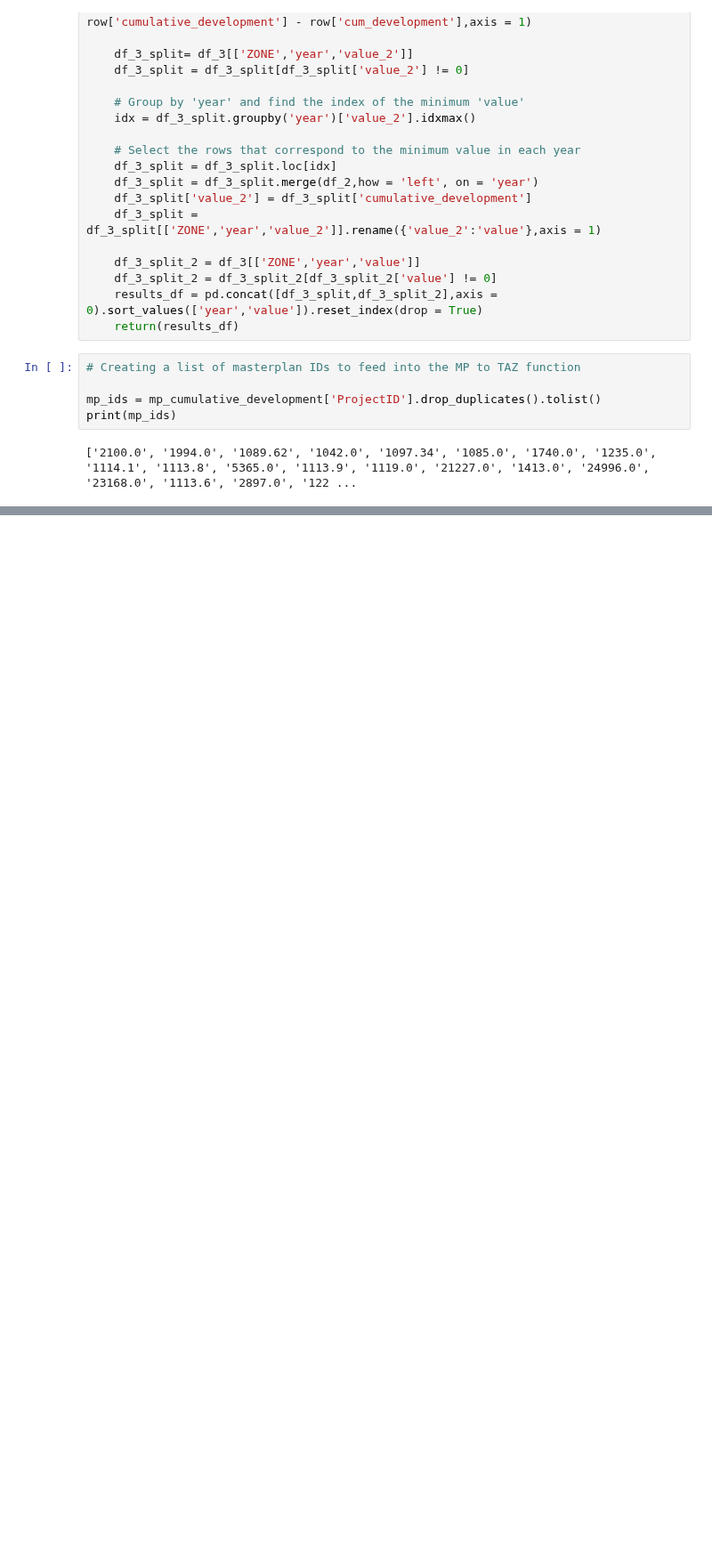
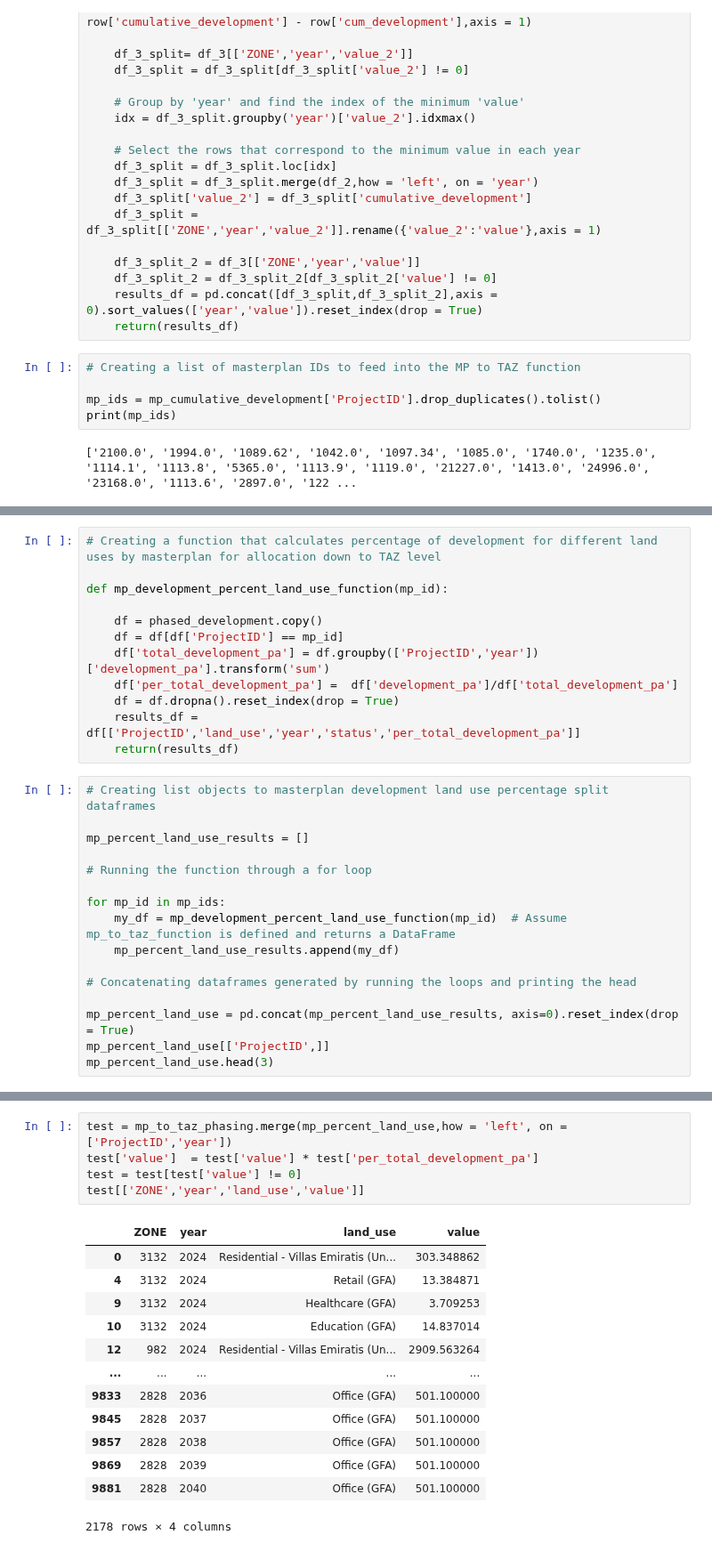
Before and after one commit to BuroHappoldLegacySoup/PlanCapitalLandModel, a Jupyter notebook: MP to TAZ Pipeline.ipynb, the cells around one changed output, grey strips where cells are left out. Shown at 89% size. Saved outputs shown, nothing was run; the diff lists cells and outputs as text; blank space fills up the shorter version.

```diff
--- a/MP to TAZ Pipeline.ipynb
+++ b/MP to TAZ Pipeline.ipynb
@@ -294,0 +254,28 @@ NameError: name 'my_list' is not defined
+# %%
+# Creating a function that calculates percentage of development for different land uses by masterplan for allocation down to TAZ level
+
+def mp_development_percent_land_use_function(mp_id):
+
+    df = phased_development.copy()
+    df = df[df['ProjectID'] == mp_id]
+    df['total_development_pa'] = df.groupby(['ProjectID','year'])['development_pa'].transform('sum')
+    df['per_total_development_pa'] =  df['development_pa']/df['total_development_pa']
+    df = df.dropna().reset_index(drop = True)
+    results_df = df[['ProjectID','land_use','year','status','per_total_development_pa']]
+    return(results_df)
+# %%
+# Creating list objects to masterplan development land use percentage split dataframes
+
+mp_percent_land_use_results = []
+
+# Running the function through a for loop
+
+for mp_id in mp_ids:
+    my_df = mp_development_percent_land_use_function(mp_id)  # Assume mp_to_taz_function is defined and returns a DataFrame
+    mp_percent_land_use_results.append(my_df)
+
+# Concatenating dataframes generated by running the loops and printing the head
+
+mp_percent_land_use = pd.concat(mp_percent_land_use_results, axis=0).reset_index(drop = True)
+mp_percent_land_use[['ProjectID',]]
+mp_percent_land_use.head(3)
@@ -295,2 +287,21 @@ NameError: name 'my_list' is not defined
+# %%
+test = mp_to_taz_phasing.merge(mp_percent_land_use,how = 'left', on = ['ProjectID','year'])
+test['value']  = test['value'] * test['per_total_development_pa']
+test = test[test['value'] != 0]
+test[['ZONE','year','land_use','value']]
+# %% [output]
+|  | ZONE | year | land_use | value |
+| 0 | 3132 | 2024 | Residential - Villas Emiratis (Un... | 303.348862 |
+| 4 | 3132 | 2024 | Retail (GFA) | 13.384871 |
+| 9 | 3132 | 2024 | Healthcare (GFA) | 3.709253 |
+| 10 | 3132 | 2024 | Education (GFA) | 14.837014 |
+| 12 | 982 | 2024 | Residential - Villas Emiratis (Un... | 2909.563264 |
+| ... | ... | ... | ... | ... |
+| 9833 | 2828 | 2036 | Office (GFA) | 501.100000 |
+| 9845 | 2828 | 2037 | Office (GFA) | 501.100000 |
+| 9857 | 2828 | 2038 | Office (GFA) | 501.100000 |
+| 9869 | 2828 | 2039 | Office (GFA) | 501.100000 |
+| 9881 | 2828 | 2040 | Office (GFA) | 501.100000 |
+2178 rows × 4 columns
 # %%
 
```
Also changed, not shown: parts of 11 cells of this notebook, 1 other file.
